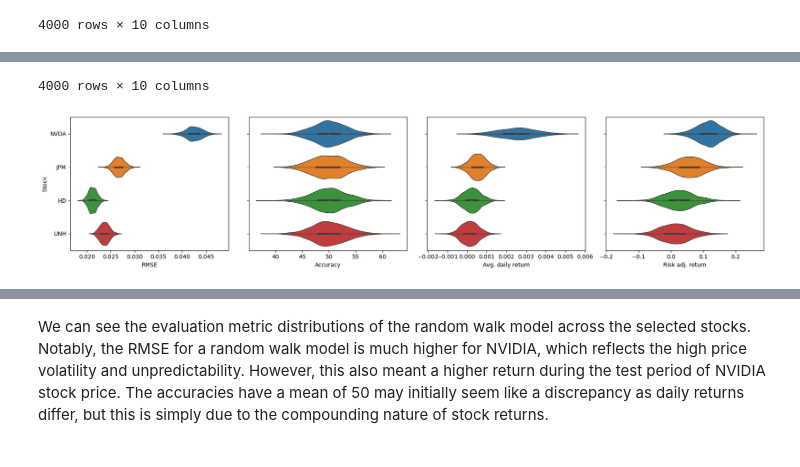
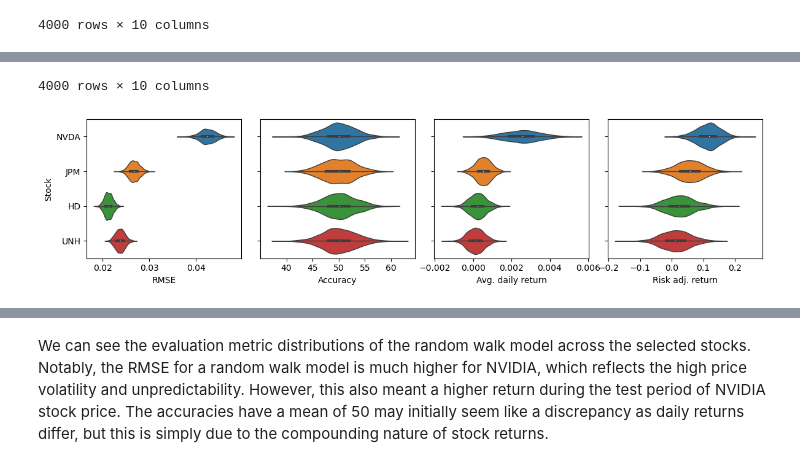
Before and after one commit to luo-simon/stock-predictions, a Jupyter notebook: notebooks/results.ipynb, the cells around one changed output, grey strips where cells are left out. Cells and saved outputs as stored; diff of their text form; code cells hidden in the pictures.

```diff
--- a/notebooks/results.ipynb
+++ b/notebooks/results.ipynb
@@ -171,27 +171,27 @@ random_df
 # %%
 df = random_df
 display(df)
-fig, axs = plt.subplots(nrows=1, ncols=4, sharey=True, figsize=(18,4))
+fig, axs = plt.subplots(nrows=1, ncols=4, sharey=True, figsize=(12,3))
 sns.violinplot(data=df, x="RMSE", y="Stock", ax=axs[0], linewidth=1)
 sns.violinplot(data=df, x="Accuracy", y="Stock", ax=axs[1], linewidth=1).set(ylabel=None)
 sns.violinplot(data=df, x="Avg. daily return", y="Stock", ax=axs[2], linewidth=1).set(ylabel=None)
 sns.violinplot(data=df, x="Risk adj. return", y="Stock", ax=axs[3], linewidth=1).set(ylabel=None)
 fig.tight_layout()
 # %% [output]
 |  | R2 | MSE | RMSE | MAE | p | Accuracy | Avg. daily return | Std. daily return | ... |
 | 0 | -1.05775320 | 0.00178245 | 0.04221912 | 0.03158757 | -0.01961993 | 50.00000000 | 0.00259022 | 0.02522597 | ... |
 | 1 | -1.08001233 | 0.00180174 | 0.04244685 | 0.03182528 | 0.00067114 | 49.60000000 | 0.00243437 | 0.02148658 | ... |
 | 2 | -0.95982756 | 0.00169763 | 0.04120230 | 0.03102806 | 0.06319344 | 53.60000000 | 0.00316054 | 0.01762301 | ... |
 | 3 | -0.93820740 | 0.00167890 | 0.04097440 | 0.03150312 | 0.02393293 | 48.40000000 | 0.00350995 | 0.02116178 | ... |
 | 4 | -0.85960718 | 0.00161082 | 0.04013499 | 0.03134208 | 0.12671680 | 53.20000000 | 0.00413856 | 0.02482279 | ... |
 | ... | ... | ... | ... | ... | ... | ... | ... | ... | ... |
 | 995 | -1.87922097 | 0.00051145 | 0.02261517 | 0.01745124 | -0.03715600 | 52.80000000 | 0.00010428 | 0.00993493 | ... |
 | 996 | -1.87011769 | 0.00050983 | 0.02257939 | 0.01814187 | 0.14378865 | 55.20000000 | 0.00093807 | 0.00932627 | ... |
 | 997 | -2.25343121 | 0.00057792 | 0.02403992 | 0.01892841 | -0.03550563 | 50.40000000 | 0.00012910 | 0.00897467 | ... |
 | 998 | -1.73058412 | 0.00048504 | 0.02202369 | 0.01778347 | 0.07138073 | 48.40000000 | 0.00031571 | 0.00986056 | ... |
 | 999 | -2.14836870 | 0.00055926 | 0.02364858 | 0.01857498 | -0.05694255 | 46.40000000 | -0.00011882 | 0.00851556 | ... |
 4000 rows × 10 columns
-[figure, old version]
+[figure, new version]
 # %%
 random_df.groupby("Stock").mean()
 # %% [output]
```
Also changed, not shown: parts of 6 cells of this notebook, 3 other files.
